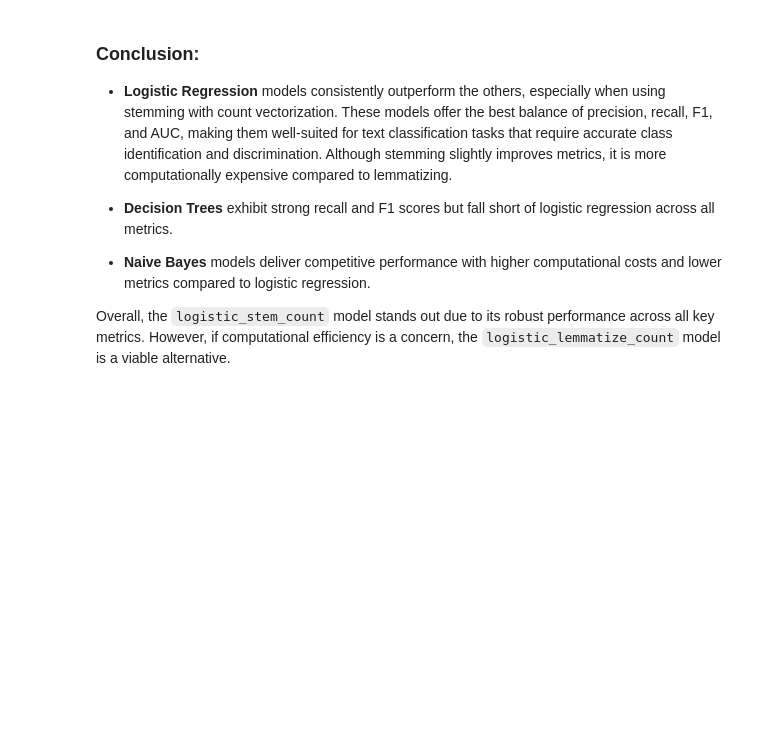
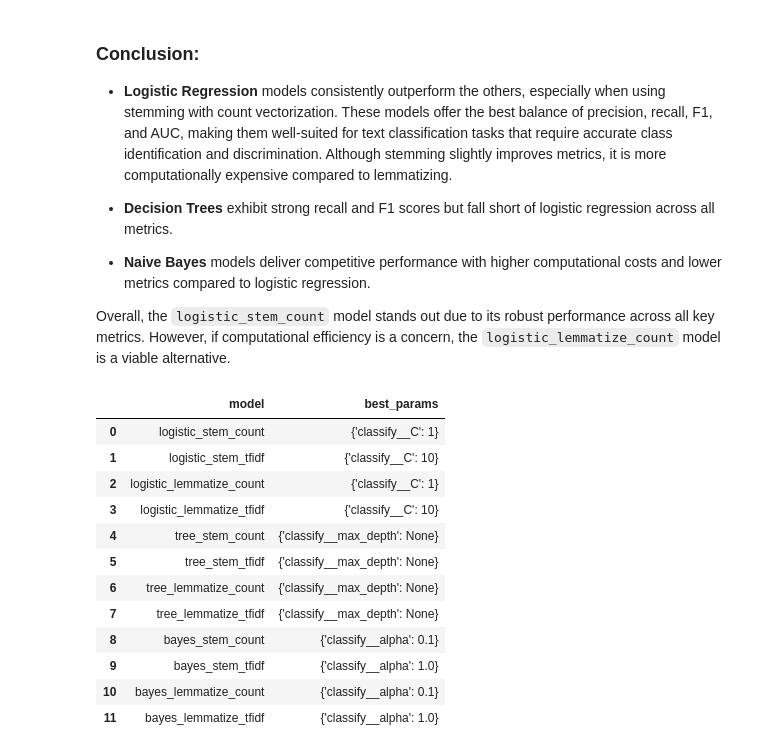
Before and after one commit to mitbans/NLP-Humor-Classifier, a Jupyter notebook: notebooks/NLP-Humor-Classifier.ipynb, the cells around one changed output. Cells and saved outputs as stored; diff of their text form; code cells hidden in the pictures; blank space fills up the shorter version.

```diff
--- a/notebooks/NLP-Humor-Classifier.ipynb
+++ b/notebooks/NLP-Humor-Classifier.ipynb
@@ -308,3 +338,19 @@ plt.show()
 - **Naive Bayes** models deliver competitive performance with higher computational costs and lower metrics compared to logistic regression.
 
 Overall, the `logistic_stem_count` model stands out due to its robust performance across all key metrics. However, if computational efficiency is a concern, the `logistic_lemmatize_count` model is a viable alternative.
+# %%
+results_df[['model', 'best_params']]
+# %% [output]
+|  | model | best_params |
+| 0 | logistic_stem_count | {'classify__C': 1} |
+| 1 | logistic_stem_tfidf | {'classify__C': 10} |
+| 2 | logistic_lemmatize_count | {'classify__C': 1} |
+| 3 | logistic_lemmatize_tfidf | {'classify__C': 10} |
+| 4 | tree_stem_count | {'classify__max_depth': None} |
+| 5 | tree_stem_tfidf | {'classify__max_depth': None} |
+| 6 | tree_lemmatize_count | {'classify__max_depth': None} |
+| 7 | tree_lemmatize_tfidf | {'classify__max_depth': None} |
+| 8 | bayes_stem_count | {'classify__alpha': 0.1} |
+| 9 | bayes_stem_tfidf | {'classify__alpha': 1.0} |
+| 10 | bayes_lemmatize_count | {'classify__alpha': 0.1} |
+| 11 | bayes_lemmatize_tfidf | {'classify__alpha': 1.0} |
```
Also changed, not shown: parts of 7 cells of this notebook.
